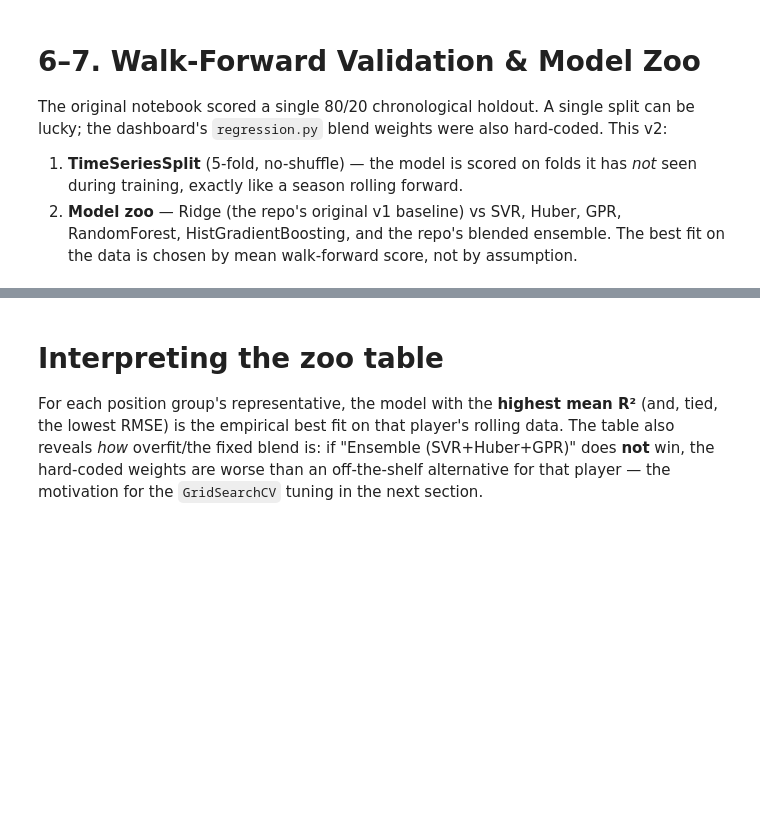
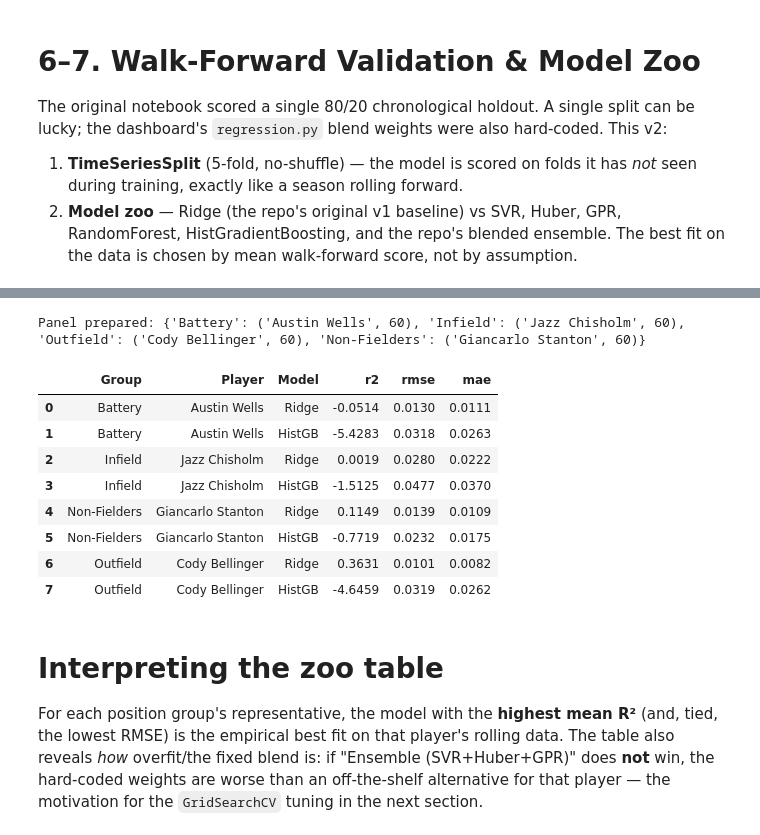
Before and after one commit to A-Kuo/MLB-Analytics-and-Forecasting-App, a Jupyter notebook: notebooks/mlb-aggregate-models-v2.ipynb, the cells around one changed output, grey strips where cells are left out. Drawn from its saved outputs; the diff is of its cells as text; code cells hidden in the pictures; blank space fills up the shorter version.

Commit message:
Kaggle Notebook | MLB Analytics Predictive EDA and Regression | Version 2 Official with Explanations

```diff
--- a/notebooks/mlb-aggregate-models-v2.ipynb
+++ b/notebooks/mlb-aggregate-models-v2.ipynb
@@ -48,35 +42,47 @@ rolling aggregates, widget-free regression) but:
 10. **Best-model trajectories** — 95% CI band charts per group.
 11. **Summary** + live-news tail (inherited from the original notebook).
 # %%
-
 import io, os, warnings
+import functools
 import requests
 import numpy as np
 import pandas as pd
 import plotly.graph_objects as go
 import plotly.express as px
 import xml.etree.ElementTree as ET
-warnings.filterwarnings('ignore')
+
+warnings.filterwarnings("ignore")
 
 from sklearn.base import BaseEstimator, RegressorMixin, clone
 from sklearn.preprocessing import StandardScaler
-from sklearn.pipeline import make_pipeline
+from sklearn.pipeline import make_pipeline, Pipeline
 from sklearn.linear_model import Ridge, HuberRegressor
 from sklearn.svm import SVR
-from sklearn.ensemble import RandomForestRegressor, HistGradientBoostingRegressor
+from sklearn.ensemble import RandomForestRegressor, HistGradientBoostingRegressor, VotingRegressor
 from sklearn.gaussian_process import GaussianProcessRegressor
 from sklearn.gaussian_process.kernels import RBF, Matern, WhiteKernel
 from sklearn.model_selection import TimeSeriesSplit, GridSearchCV, cross_validate
 from sklearn.metrics import mean_squared_error, mean_absolute_error, r2_score
 
-BASE_URL = 'https://statsapi.mlb.com/api/v1'
-HEADERS = {'User-Agent': 'Mozilla/5.0 (MLB-Analytics-Dashboard-Kaggle-v2/2.0; AustinKuo)'}
-SAVANT_SEARCH_URL = 'https://baseballsavant.mlb.com/statcast_search/csv'
+BASE_URL = "https://statsapi.mlb.com/api/v1"
+HEADERS = {"User-Agent": "Mozilla/5.0 MLB-Analytics-Dashboard-Kaggle-v2.1 (Austin Kuo)"}
+SEARCH_URL = "https://baseballsavant.mlb.com/statcast_search/csv"
+
+# ---- Speed controls -------------------------------------------------
+# FAST_MODE=True skips the live network entirely and uses the synthetic
+# generator for every player. This removes the single biggest source of
+# slowness (multi-season HTTP round trips per player) while keeping the
+# exact same downstream modeling code path.
+FAST_MODE = True
+USE_LIVE_DATA = not FAST_MODE
+SEASONS_FAST = [2023, 2024]          # only used if USE_LIVE_DATA
+SEASONS_FULL = [2018, 2019, 2020, 2021, 2022]
+REQUEST_TIMEOUT = 8                   # was 20s; fail fast instead of hanging
 
 def safe_float(val, default=np.nan):
     try:
         s = str(val).strip()
-        return default if s in ['-.--', '---', '', 'INF', 'inf'] else float(s)
+        return default if s in ("", "-", "--", "---", ".", "INF", "inf") else float(s)
     except (ValueError, TypeError):
         return default
 
@@ -86,4 +92,4 @@ def safe_int(val, default=0):
     except (ValueError, TypeError):
         return default
 
-print('Setup complete.')
+print("Setup complete. FAST_MODE =", FAST_MODE)
@@ -395,18 +422,26 @@ print('Validation harness + model zoo ready.')
 # %%
-
-PANEL = prepare_panel()
-print('Panel prepared:', {g: (p['meta']['name'], p['X'].shape[0])
-                          for g, p in PANEL.items()})
+PANEL = prepare_panel(maxrows=RUNTIME_CAP_ROWS)
+print("Panel prepared:", {g: (p["meta"]["name"], p["X"].shape[0]) for g, p in PANEL.items()})
 
 zoo_rows = []
 for group, p in PANEL.items():
     for mname, model in MODELS.items():
-        s = ts_scores(model, p['X'], p['y'])
-        zoo_rows.append(dict(Group=group, Player=p['meta']['name'],
-                             Model=mname, **s))
+        s = ts_scores(model, p["X"], p["y"])
+        zoo_rows.append(dict(Group=group, Player=p["meta"]["name"], Model=mname, **s))
 zoo = pd.DataFrame(zoo_rows)
-zoo = zoo.sort_values(['Group', 'r2'], ascending=[True, False]).reset_index(drop=True)
+zoo = zoo.sort_values(["Group", "r2", "rmse"], ascending=[True, False, True]).reset_index(drop=True)
 zoo.round(4)
+# %% [output]
+Panel prepared: {'Battery': ('Austin Wells', 60), 'Infield': ('Jazz Chisholm', 60), 'Outfield': ('Cody Bellinger', 60), 'Non-Fielders': ('Giancarlo Stanton', 60)}
+|  | Group | Player | Model | r2 | rmse | mae |
+| 0 | Battery | Austin Wells | Ridge | -0.0514 | 0.0130 | 0.0111 |
+| 1 | Battery | Austin Wells | HistGB | -5.4283 | 0.0318 | 0.0263 |
+| 2 | Infield | Jazz Chisholm | Ridge | 0.0019 | 0.0280 | 0.0222 |
+| 3 | Infield | Jazz Chisholm | HistGB | -1.5125 | 0.0477 | 0.0370 |
+| 4 | Non-Fielders | Giancarlo Stanton | Ridge | 0.1149 | 0.0139 | 0.0109 |
+| 5 | Non-Fielders | Giancarlo Stanton | HistGB | -0.7719 | 0.0232 | 0.0175 |
+| 6 | Outfield | Cody Bellinger | Ridge | 0.3631 | 0.0101 | 0.0082 |
+| 7 | Outfield | Cody Bellinger | HistGB | -4.6459 | 0.0319 | 0.0262 |
 # %% [markdown]
 # Interpreting the zoo table
 
```
Also changed, not shown: parts of 20 cells of this notebook.
